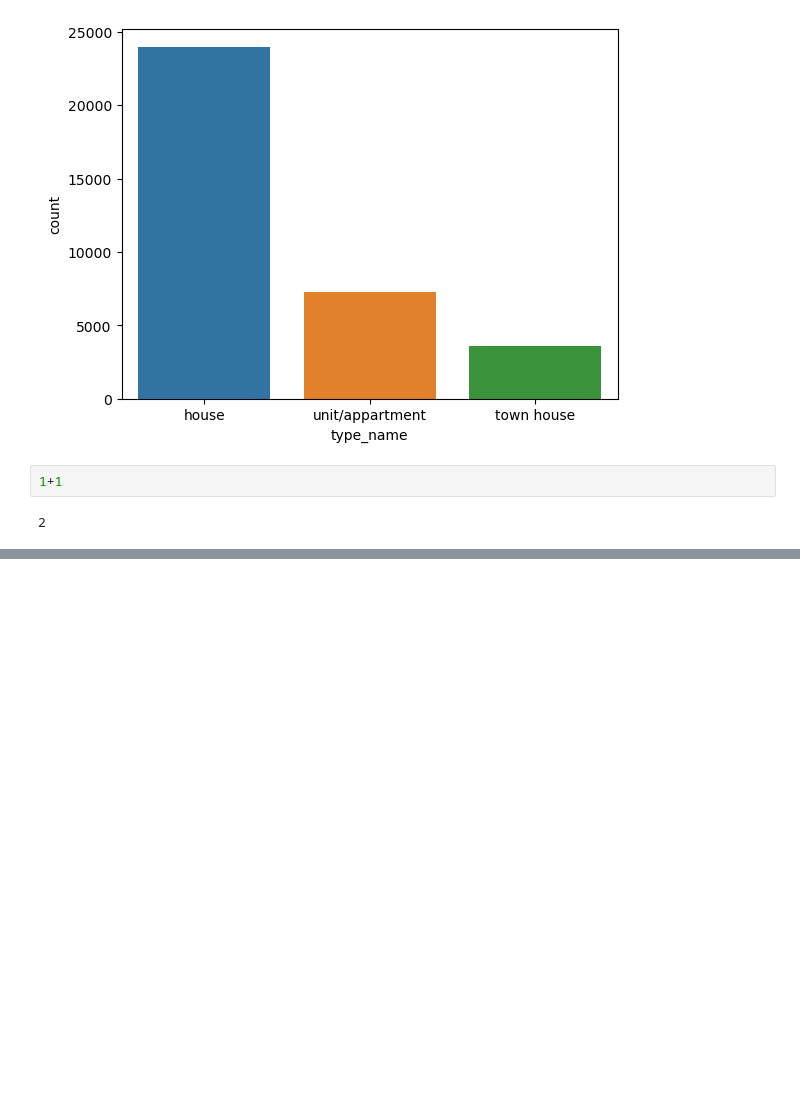
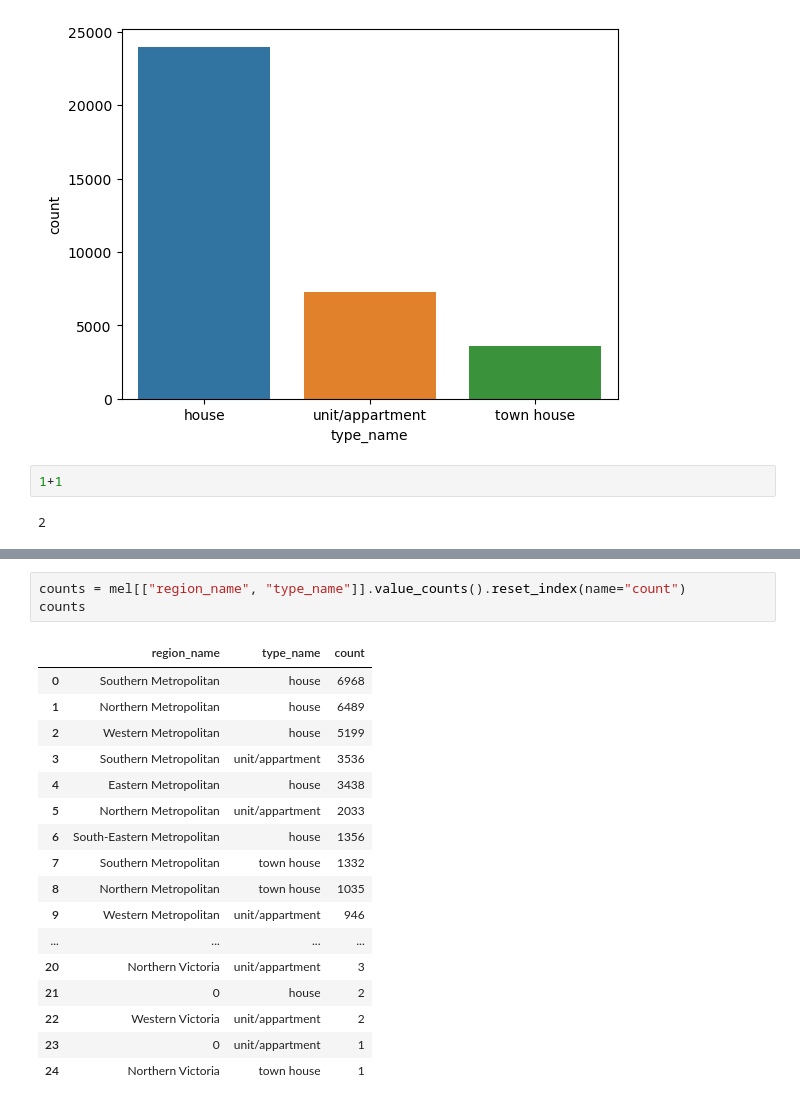
Before and after one commit to nhinguyenvn/extra, a Jupyter notebook: relation database.ipynb, the cells around one changed output, grey strips where cells are left out. Cells and saved outputs as stored; diff of their text form; blank space fills up the shorter version.

```diff
--- a/relation database.ipynb
+++ b/relation database.ipynb
@@ -137,0 +273,21 @@ sns.countplot(x="type_name",data=mel)
+# %%
+counts = mel[["region_name", "type_name"]].value_counts().reset_index(name="count")
+counts
+# %% [output]
+|  | region_name | type_name | count |
+| 0 | Southern Metropolitan | house | 6968 |
+| 1 | Northern Metropolitan | house | 6489 |
+| 2 | Western Metropolitan | house | 5199 |
+| 3 | Southern Metropolitan | unit/appartment | 3536 |
+| 4 | Eastern Metropolitan | house | 3438 |
+| 5 | Northern Metropolitan | unit/appartment | 2033 |
+| 6 | South-Eastern Metropolitan | house | 1356 |
+| 7 | Southern Metropolitan | town house | 1332 |
+| 8 | Northern Metropolitan | town house | 1035 |
+| 9 | Western Metropolitan | unit/appartment | 946 |
+| ... | ... | ... | ... |
+| 20 | Northern Victoria | unit/appartment | 3 |
+| 21 | 0 | house | 2 |
+| 22 | Western Victoria | unit/appartment | 2 |
+| 23 | 0 | unit/appartment | 1 |
+| 24 | Northern Victoria | town house | 1 |
```
Also changed, not shown: parts of 13 cells of this notebook.
